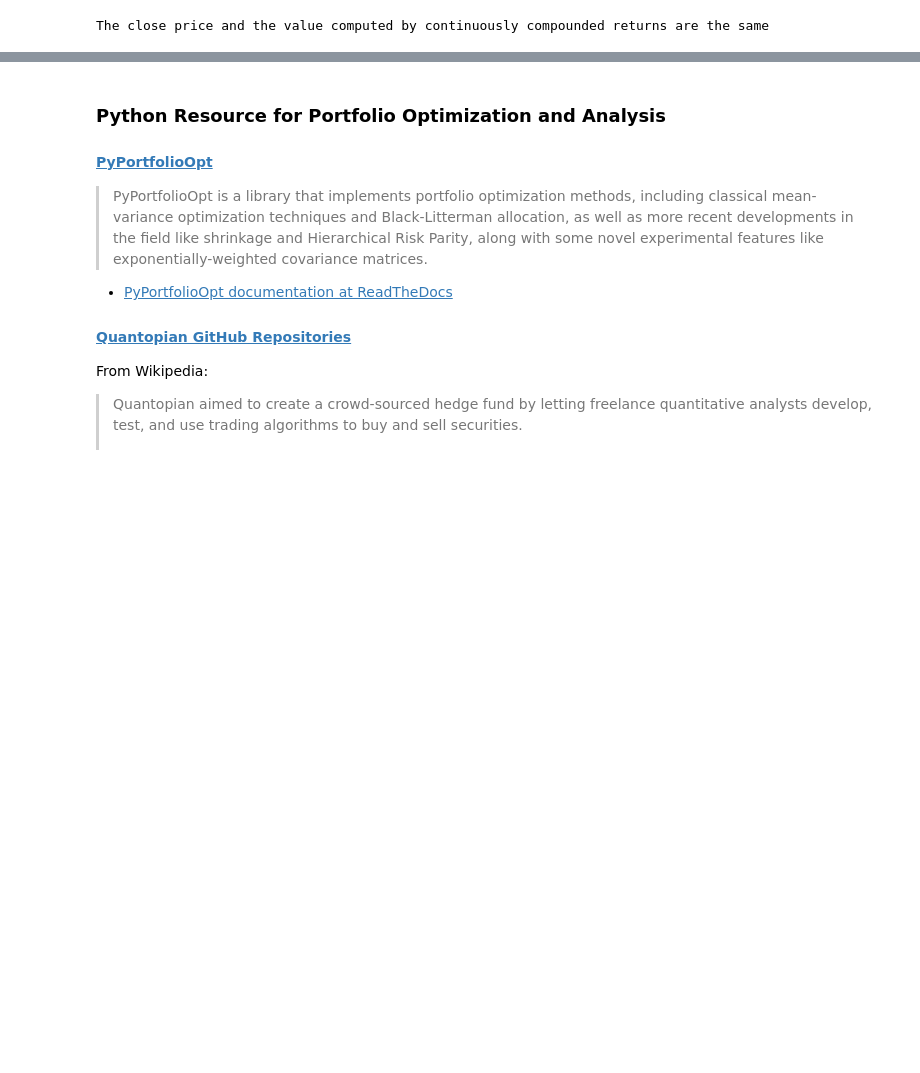
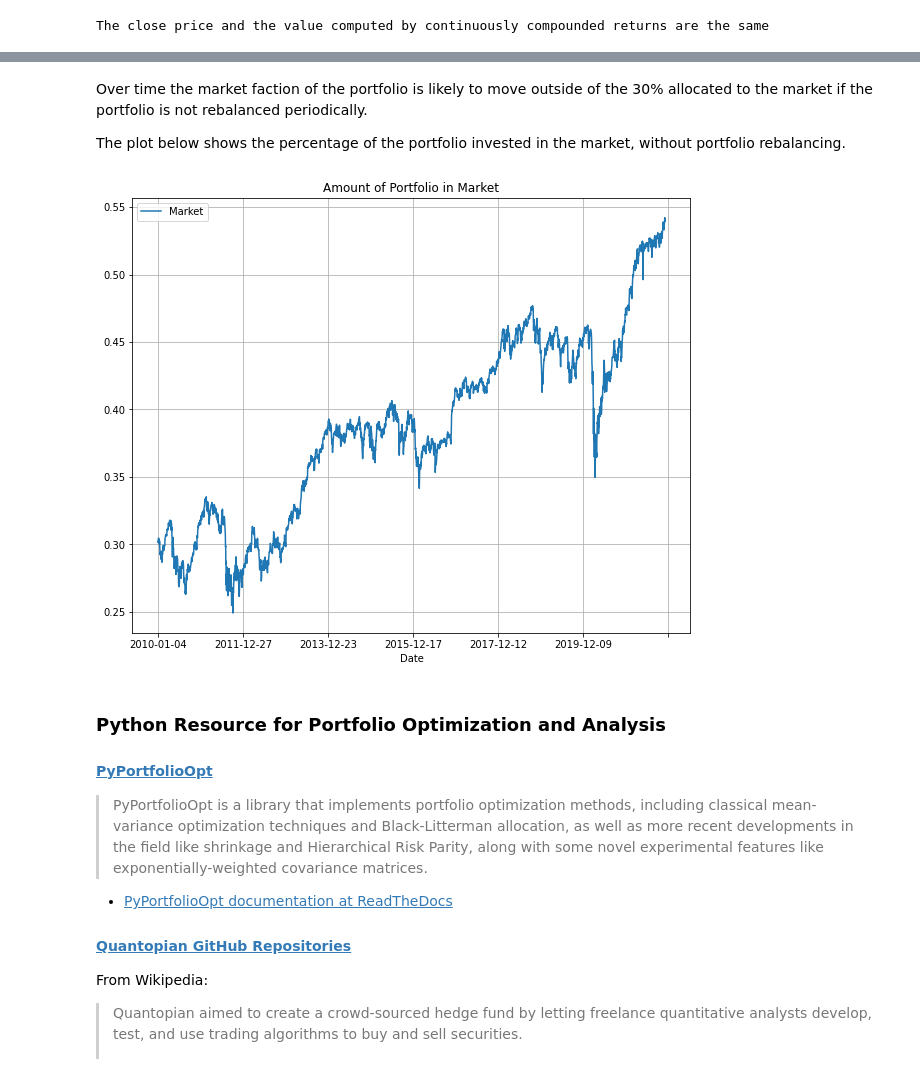
Before and after one commit to IanLKaplan/all_weather_portfolio, a Jupyter notebook: all_weather_portfolio.ipynb, the cells around one changed output, grey strips where cells are left out. Drawn from its saved outputs; the diff is of its cells as text; code cells hidden in the pictures; blank space fills up the shorter version.

```diff
--- a/all_weather_portfolio.ipynb
+++ b/all_weather_portfolio.ipynb
@@ -1040,3 +1031,48 @@ plt.show()
+# %% [markdown]
+<p>
+Over time the market faction of the portfolio is likely to move outside of the 30% allocated to the
+market if the portfolio is not rebalanced periodically.
+</p>
+<p>
+The plot below shows the percentage of the portfolio invested in the market, without portfolio
+rebalancing.
+</p>
+# %%
+portfolio_total_np = portfolio_np.sum(axis=1)
+portfolio_percent_np = portfolio_np / portfolio_total_np[:,None]
+market_percent = portfolio_percent_np[:,0]
+market_percent_df: pd.DataFrame = pd.DataFrame(market_percent, index=etf_close.index, columns=['Market'])
+market_percent_df.plot(title="Amount of Portfolio in Market", grid=True, figsize=(10,8))
+
+portfolio_np = np.zeros(etf_close.shape, dtype=np.float64)
+portfolio_total_np = np.zeros(etf_close.shape[0])
+portfolio_total_np[0] = holdings.sum(axis=1)
+
+for t in range(1, portfolio_np.shape[0]):
+    for col, stock in enumerate(holdings.columns):
+        portfolio_np[t, col] = portfolio_np[t-1, col] + (portfolio_np[t-1, col] * returns[stock][t-1])
+        portfolio_total_np[t] = portfolio_total_np[t] + portfolio_np[t,col]
+    if t % days_in_quarter == 0:
+        current_holdings: pd.DataFrame = pd.DataFrame( portfolio_np[t,]).transpose()
+        current_holdings.columns = holdings.columns
+        date = returns.index[t]
+        close_prices_t = etf_close[t+1:t+2]
+        portfolio_np[t, ] = portfolio_rebalance(cash_holdings=current_holdings,
+                                                weights=weights_df,
+                                                portfolio_range=portfolio_range,
+                                                prices=close_prices_t)
+
+portfolio_total_df: pd.DataFrame = pd.DataFrame(portfolio_total_np, index=etf_close.index)
+portfolio_total_df.columns = ['Portfolio Value']
+
+# ax = plt.gca()
+# ax.xaxis.set_major_locator(mpl.dates.YearLocator())
+# ax.xaxis.set_major_formatter(mpl.dates.DateFormatter('%Y-%m'))
+# plt.plot(portfolio_total_df)
+# plt.gcf().autofmt_xdate()
+# plt.show()
+# %% [output]
+[figure, added]
 # %% [markdown]
 <h3>
 Python Resource for Portfolio Optimization and Analysis
```
Also changed, not shown: parts of 4 cells of this notebook.
